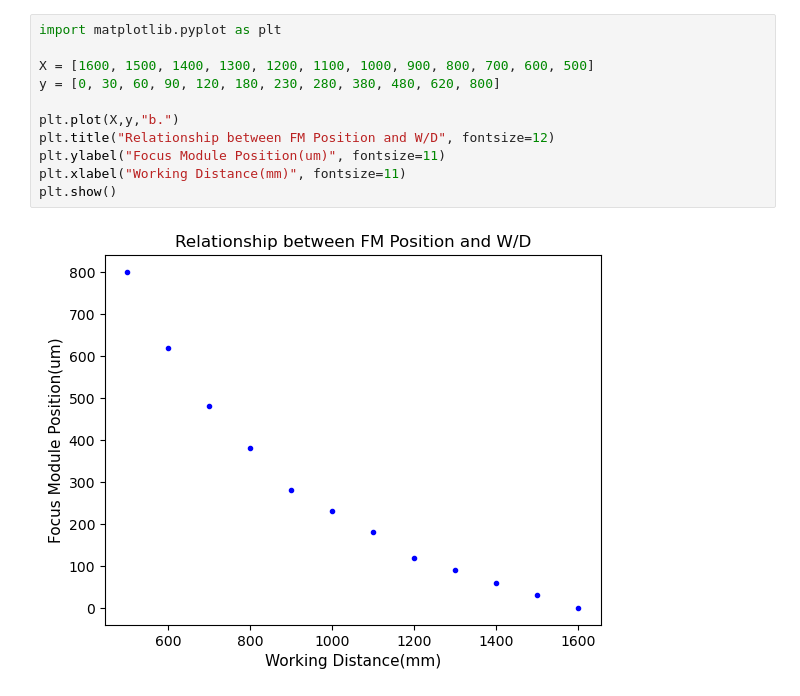
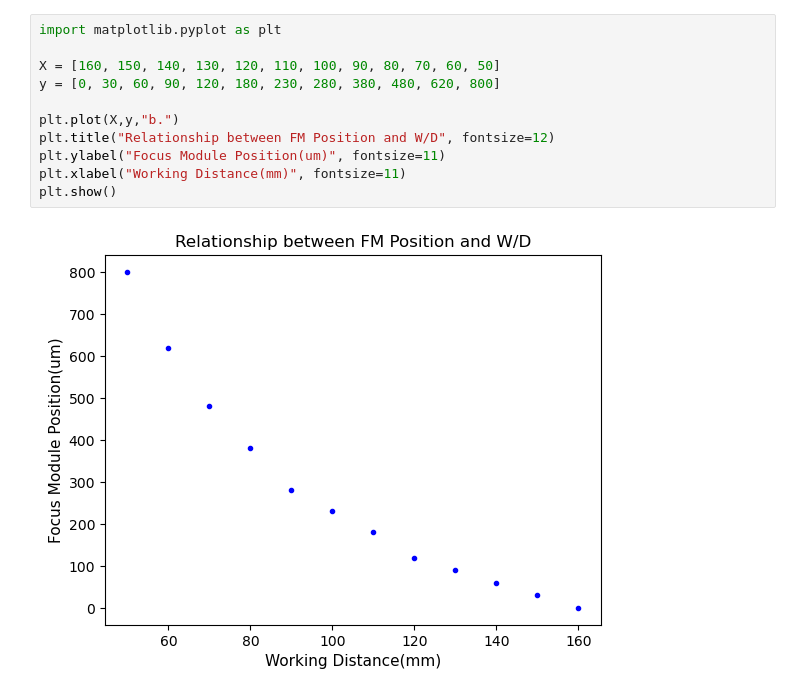
Before and after one commit to elecun/libppe, a Jupyter notebook: python/exp_regressor.ipynb, the cells around one changed output. Drawn from its saved outputs; the diff is of its cells as text.

```diff
--- a/python/exp_regressor.ipynb
+++ b/python/exp_regressor.ipynb
@@ -1,16 +1,16 @@
 # %%
 import matplotlib.pyplot as plt
 
-X = [1600, 1500, 1400, 1300, 1200, 1100, 1000, 900, 800, 700, 600, 500]
+X = [160, 150, 140, 130, 120, 110, 100, 90, 80, 70, 60, 50]
 y = [0, 30, 60, 90, 120, 180, 230, 280, 380, 480, 620, 800]
 
 plt.plot(X,y,"b.")
 plt.title("Relationship between FM Position and W/D", fontsize=12)
 plt.ylabel("Focus Module Position(um)", fontsize=11)
 plt.xlabel("Working Distance(mm)", fontsize=11)
 plt.show()
 # %% [output]
-[figure, old version]
+[figure, new version]
 # %%
 # Polynomial regression
 import numpy as np
```
Also changed, not shown: parts of 2 cells of this notebook, 28 other files.
